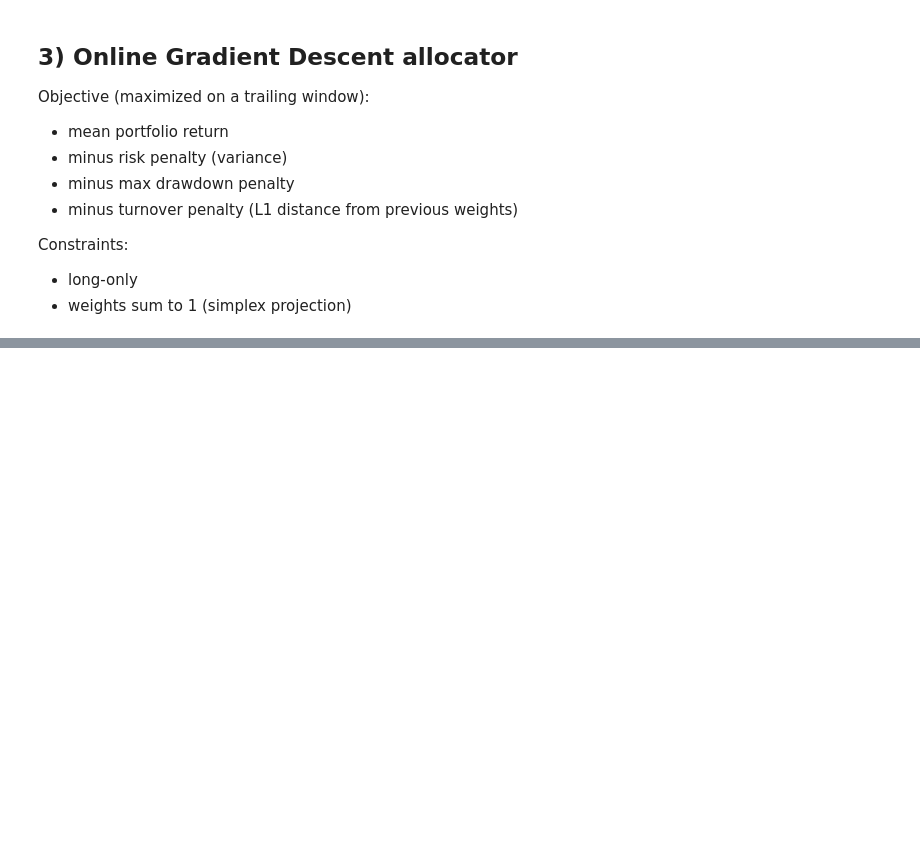
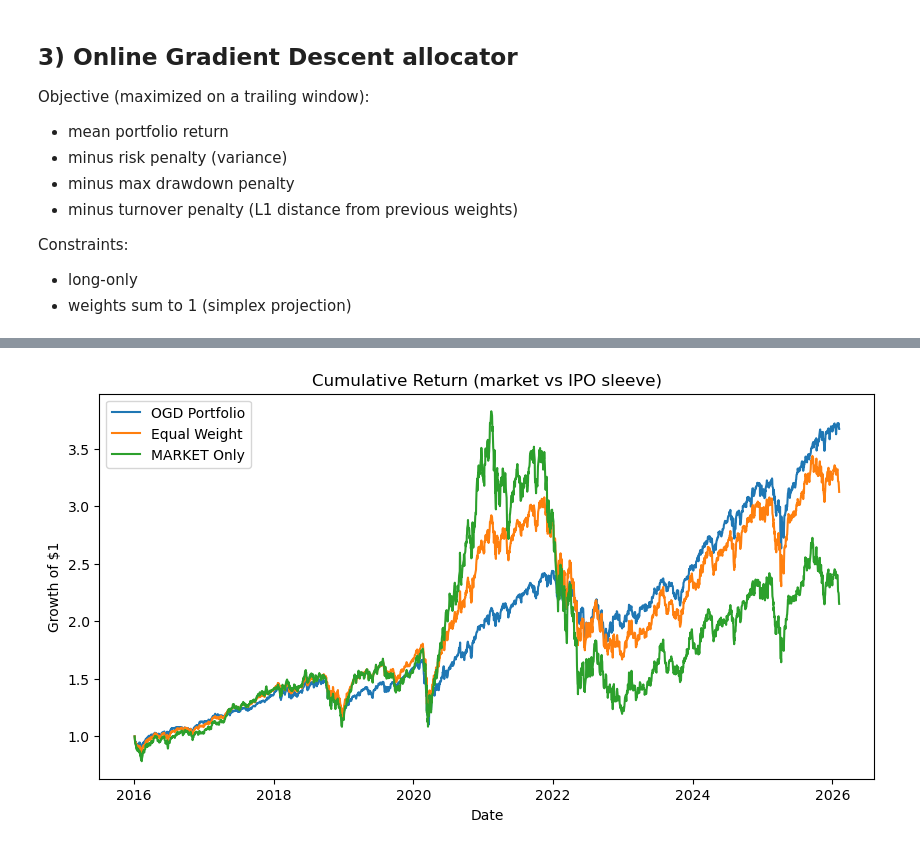
Before and after one commit to shivani9298/STAT-4830-OSO, a Jupyter notebook: Stock_vs_IPO_Online_OGD_Portfolio_Optimizer.ipynb, the cells around one changed output, grey strips where cells are left out. Drawn from its saved outputs; the diff is of its cells as text; code cells hidden in the pictures; blank space fills up the shorter version.

Commit message:
Update IPO OGD notebook: add load cell, remove obsolete sections, run to completion

```diff
--- a/Stock_vs_IPO_Online_OGD_Portfolio_Optimizer.ipynb
+++ b/Stock_vs_IPO_Online_OGD_Portfolio_Optimizer.ipynb
@@ -239,19 +255,26 @@ rets.head()
 # %%
-# Walk-forward optimization
+# 4.1 Walk-forward optimization on `rets` (from cell above)
+
+if rets.shape[1] != 2:
+    raise ValueError(f"`rets` should have exactly 2 return columns (market, IPO sleeve). Got shape {rets.shape}.")
+
 window = 252
-alloc = OnlineOGDAllocator(n_assets=rets.shape[1],
-                          window=window,
-                          lr=0.15,
-                          lr_decay=0.999,
-                          risk_aversion=25.0,
-                          drawdown_penalty=5.0,
-                          turnover_penalty=0.10)
+
+alloc = OnlineOGDAllocator(
+    n_assets=rets.shape[1],
+    window=window,
+    lr=0.15,
+    lr_decay=0.999,
+    risk_aversion=25.0,
+    drawdown_penalty=5.0,
+    turnover_penalty=0.10,
+)
 
 weights = []
 out_dates = []
 
 for i in range(window, len(rets)):
-    w = alloc.step(rets.iloc[i-window:i].values)
+    w = alloc.step(rets.iloc[i - window : i].values)
     weights.append(w)
     out_dates.append(rets.index[i])
 
@@ -260,21 +290,31 @@ w_df.tail()
 # %%
-# Portfolio backtest (apply weights one-day-ahead to avoid lookahead)
+# 4.2 Portfolio backtest (apply weights one-day-ahead to avoid lookahead)
+
 aligned_rets = rets.loc[w_df.index]
 port_ret = (aligned_rets.values * w_df.values).sum(axis=1)
 port_ret = pd.Series(port_ret, index=w_df.index, name="PORT")
 
 eqw_ret = aligned_rets.mean(axis=1)
-mkt_ret = aligned_rets["MARKET"]
 
-cum = (1 + pd.concat([port_ret, eqw_ret.rename("EQW"), mkt_ret.rename("MARKET")], axis=1)).cumprod()
+# Treat the first column of `rets` as the market sleeve for plotting
+market_col = aligned_rets.columns[0]
+mkt_ret = aligned_rets[market_col]
 
-plt.figure(figsize=(10,5))
+cum = (1 + pd.concat([
+    port_ret,
+    eqw_ret.rename("EQW"),
+    mkt_ret.rename(market_col),
+], axis=1)).cumprod()
+
+plt.figure(figsize=(10, 5))
 plt.plot(cum.index, cum["PORT"], label="OGD Portfolio")
 plt.plot(cum.index, cum["EQW"], label="Equal Weight")
-plt.plot(cum.index, cum["MARKET"], label="Market Only")
+plt.plot(cum.index, cum[market_col], label=f"{market_col} Only")
 plt.legend()
-plt.title("Cumulative Return (synthetic example)")
+plt.title("Cumulative Return (market vs IPO sleeve)")
 plt.xlabel("Date")
 plt.ylabel("Growth of $1")
 plt.show()
+# %% [output]
+[figure, added]
 # %%
```
Also changed, not shown: parts of 10 cells of this notebook, 2 other files.
